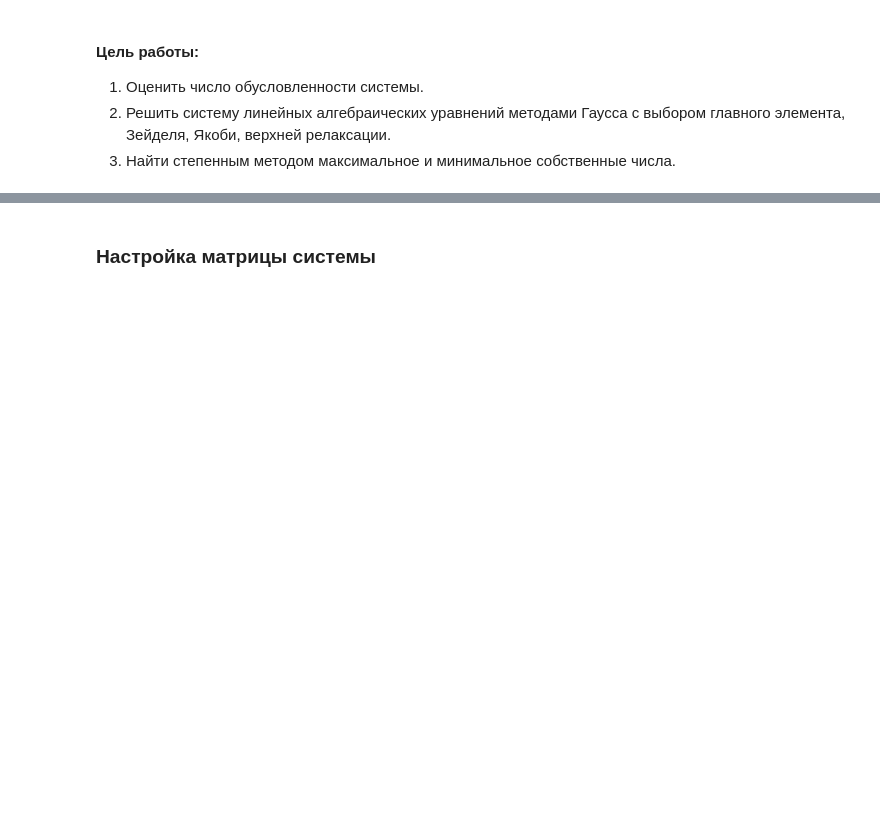
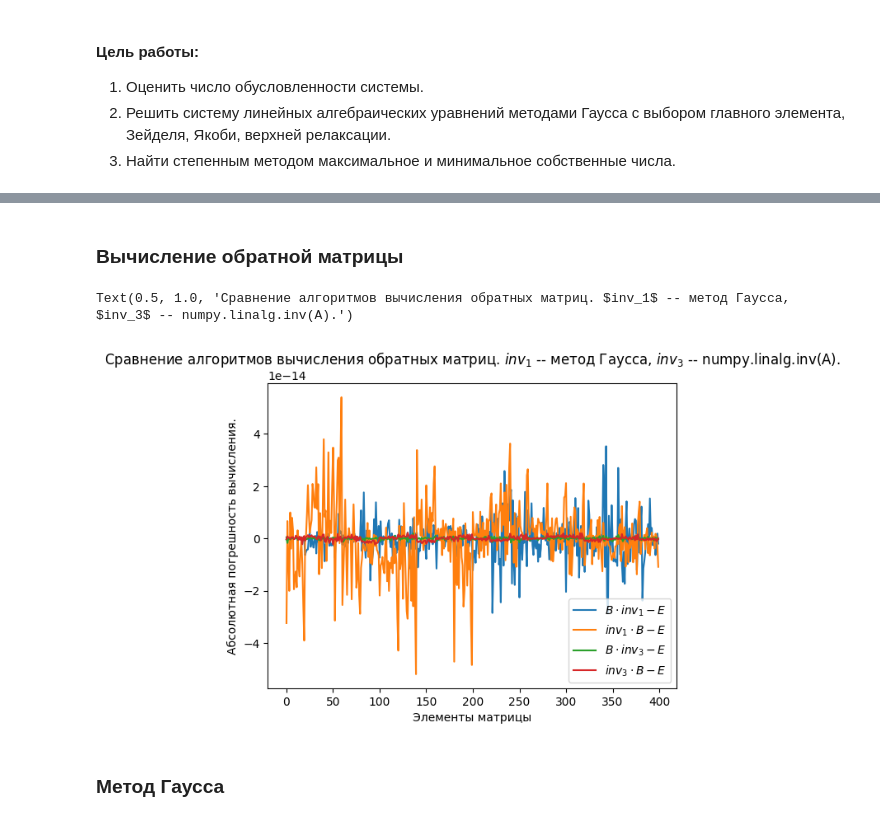
Before and after one commit to ArtemMaslov/MasFoam, a Jupyter notebook: Labs/Lab 2. Linear equations/Lab 2. Linear equations.ipynb, the cells around one changed output, grey strips where cells are left out. Saved outputs shown, nothing was run; the diff lists cells and outputs as text; code cells hidden in the pictures; blank space fills up the shorter version.

```diff
--- a/Labs/Lab 2. Linear equations/Lab 2. Linear equations.ipynb
+++ b/Labs/Lab 2. Linear equations/Lab 2. Linear equations.ipynb
@@ -23,2 +281,2 @@ import MasFoam
 # %% [markdown]
-### Настройка матрицы системы
+### Вычисление обратной матрицы
@@ -36 +283,35 @@ def printVector(vector):
+# %%
+size = 20
+B = numpy.random.rand(size, size)
+E = numpy.identity(size)
+
+inv1 = MatrixInverse1(B)
+inv3 = MatrixInverse3(B)
+
+if (False):
+    print("Матрица\n", B)
+    print("Обратная матрица, метод Гаусса\n", inv1)
+    print("Обратная матрица, numpy.linalg.inv(A)\n", inv3)
+
+r1_1 = (numpy.dot(B, inv1) - E).ravel().tolist()
+r1_2 = (numpy.dot(inv1, B) - E).ravel().tolist()
+r3_1 = (numpy.dot(B, inv3) - E).ravel().tolist()
+r3_2 = (numpy.dot(inv3, B) - E).ravel().tolist()
+
+num = list(range(0, len(r1_1)))
+
+plt.plot(num, r1_1, label="$B \cdot inv_1 - E$")
+plt.plot(num, r1_2, label="$inv_1 \cdot B - E$")
+plt.plot(num, r3_1, label="$B \cdot inv_3 - E$")
+plt.plot(num, r3_2, label="$inv_3 \cdot B - E$")
+
+plt.legend()
+plt.xlabel("Элементы матрицы")
+plt.ylabel("Абсолютная погрешность вычисления.")
+plt.title("Сравнение алгоритмов вычисления обратных матриц. $inv_1$ -- метод Гаусса, $inv_3$ -- numpy.linalg.inv(A).")
+# %% [output]
+Text(0.5, 1.0, 'Сравнение алгоритмов вычисления обратных матриц. $inv_1$ -- метод Гаусса, $inv_3$ -- numpy.linalg.inv(A).')
+[figure, added]
+# %% [markdown]
+### Метод Гаусса
 # %%
```
Also changed, not shown: parts of 22 cells of this notebook, 17 other files.
